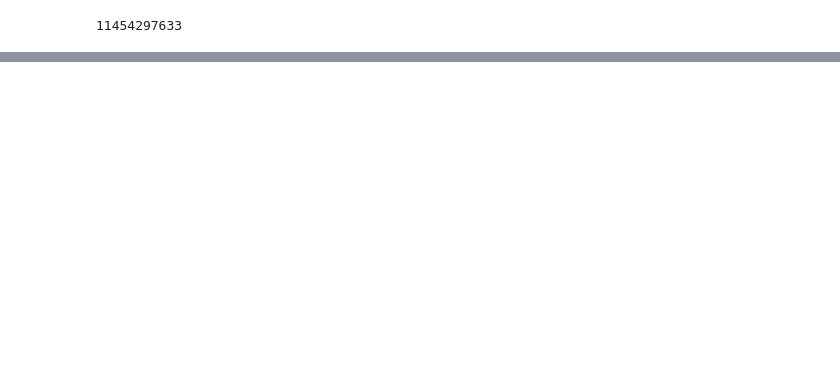
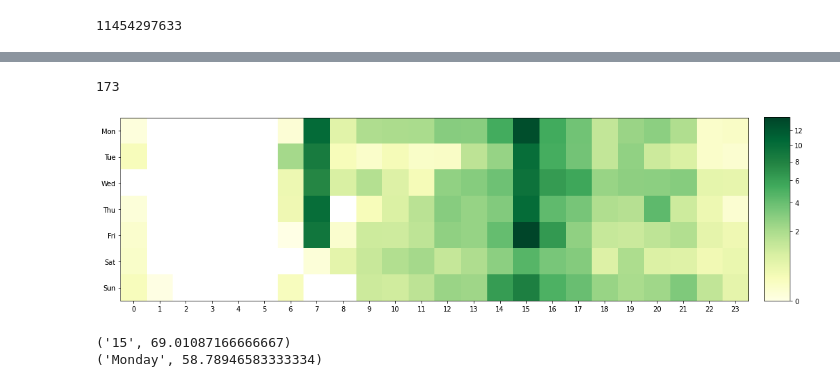
Before and after one commit to zakwht/spotify, a Jupyter notebook: test.ipynb, the cells around one changed output, grey strips where cells are left out. Drawn from its saved outputs; the diff is of its cells as text; code cells hidden in the pictures; blank space fills up the shorter version.

```diff
--- a/test.ipynb
+++ b/test.ipynb
@@ -195,0 +227,47 @@ countries['h'] = countries['ms_played'] / 1000 / 60 / 60
+# %%
+concerts_2025 = [
+  "mac demarco victoria", "lorde seattle",
+  "peach pit victoria", "tyler vancouver",
+  "beach boys victoria", "beabadoobee vancouver"
+]
+
+playlists = []
+with open('json/Playlist1.json', 'r') as file:
+  playlists = json.load(file)["playlists"]
+
+playlists = [p for p in playlists if p["name"] in concerts_2025]
+
+sum(len(p["items"]) for p in playlists)
+# %% [output]
+173
+# %%
+hour_matrix = pd.read_csv("./csv/hour_matrix.csv", index_col=0)
+
+hour_matrix.replace(0, np.nan, inplace=True)
+
+cmap = copy(mpl.cm.get_cmap("YlGn"))
+cmap.set_bad(color="white")
+
+plt.imshow(hour_matrix, cmap=cmap, norm=PowerNorm(gamma=0.5))
+
+plt.rcParams["figure.figsize"] = (20,6)
+
+plt.xticks(range(24))
+plt.yticks(range(7), ["Mon","Tue","Wed","Thu","Fri","Sat","Sun"])
+cbar = plt.colorbar(shrink=0.83, pad=0.02, aspect=7)
+
+plt.gcf().set_facecolor("white")
+plt.show()
+
+# TODO: move
+def max_sum(matrx, axis=0):
+  axis_max = matrx.sum(axis=axis).idxmax()
+  sum_value = matrx.sum(axis=axis)[axis_max]
+  return axis_max, sum_value
+
+print(max_sum(hour_matrix))
+print(max_sum(hour_matrix, axis=1))
+# %% [output]
+[figure, added]
+('15', 69.01087166666667)
+('Monday', 58.78946583333334)
```
Also changed, not shown: parts of 6 cells of this notebook.
